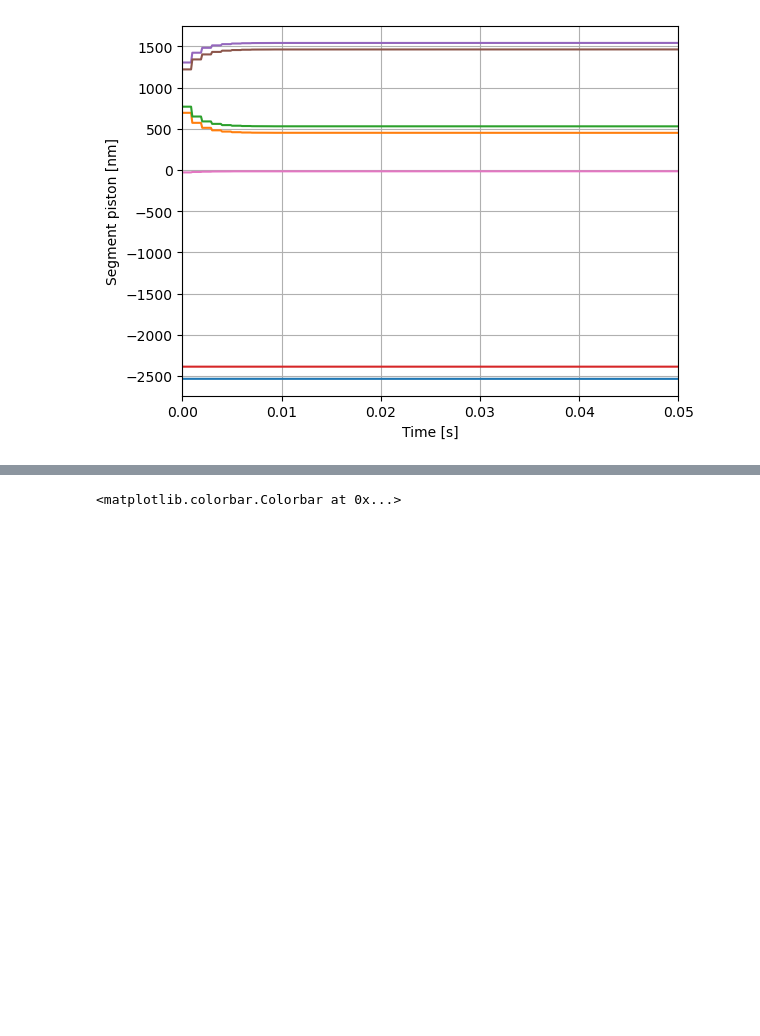
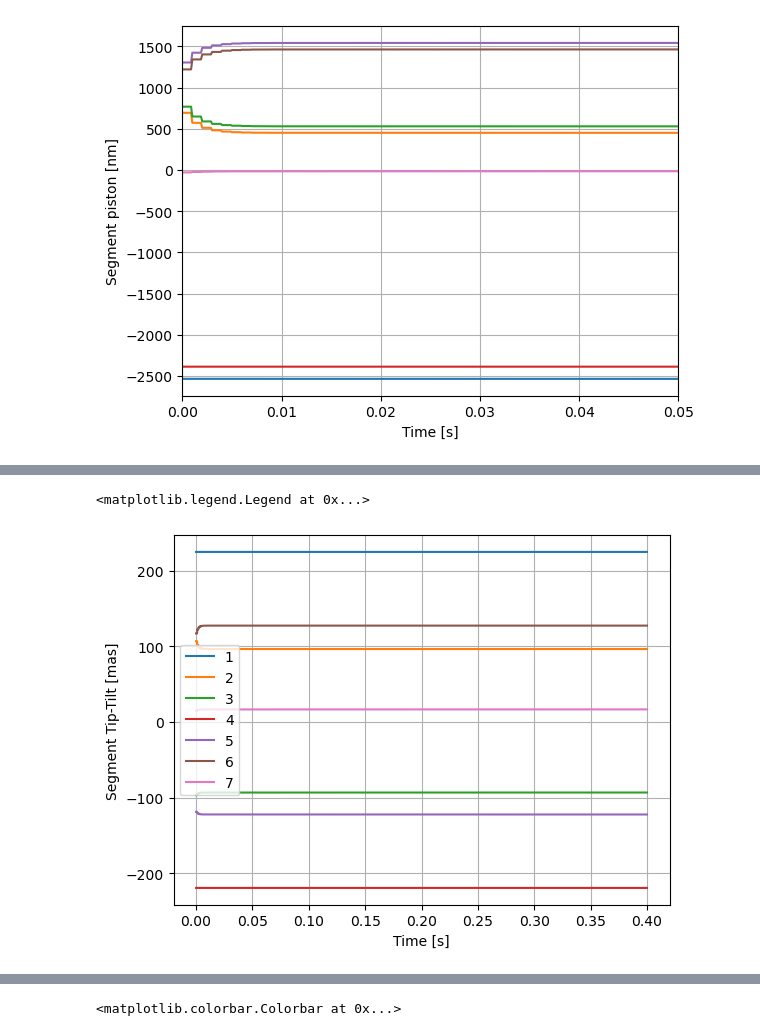
Before and after one commit to rodrigo-romano/dos-actors, a Jupyter notebook: grsim/active-optics/data/ngao.ipynb, the cells around one changed output, grey strips where cells are left out. Saved outputs shown, nothing was run; the diff lists cells and outputs as text; code cells hidden in the pictures; blank space fills up the shorter version.

```diff
--- a/grsim/active-optics/data/ngao.ipynb
+++ b/grsim/active-optics/data/ngao.ipynb
@@ -141,0 +152,13 @@ ax.legend(list(range(1,8)))
+# %%
+ref = np.asarray(agws_gs["segment_tiptilt"][:7])*180*3600e3/np.pi
+fig, ax = plt.subplots()
+#ax.plot([t[-1]]*7, np.asarray(agws_gs["segment_tiptilt"][:7])*180*3600e3/np.pi,'ko');
+ax.plot(t, seg_tiptilt[:, 7:14] - ref[None,:])
+ax.set_xlabel("Time [s]")
+ax.set_ylabel("Segment Tip-Tilt [mas]")
+#ax.set_xlim(0, 0.05)
+ax.grid()
+ax.legend(list(range(1,8)))
+# %% [output]
+<matplotlib.legend.Legend at 0x...>
+[figure, added]
```
Also changed, not shown: parts of 11 cells of this notebook, 8 other files.
